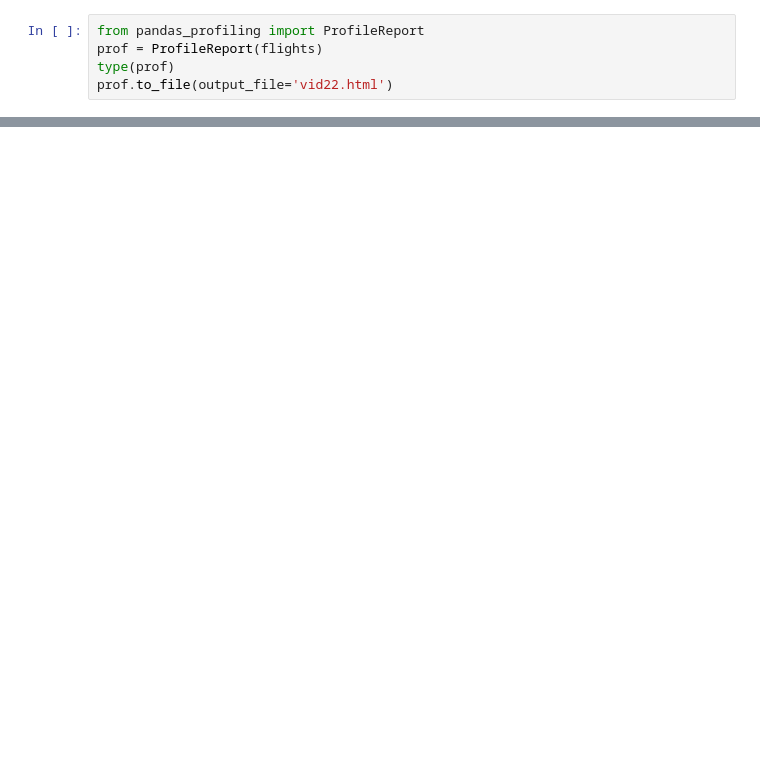
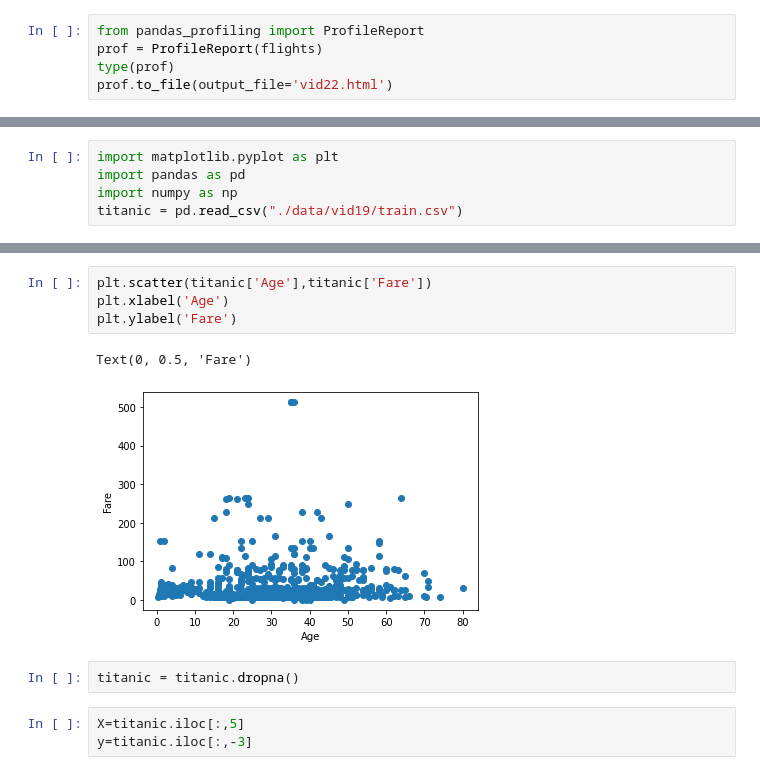
Before and after one commit to Learning2Code75/DLOM, a Jupyter notebook: ML/3_regClassif/campusX_regc.ipynb, the cells around one changed output, grey strips where cells are left out. Drawn from its saved outputs; the diff is of its cells as text; blank space fills up the shorter version.

```diff
--- a/ML/3_regClassif/campusX_regc.ipynb
+++ b/ML/3_regClassif/campusX_regc.ipynb
@@ -639,0 +640,5 @@ prof.to_file(output_file='vid22.html')
+# %%
+import matplotlib.pyplot as plt
+import pandas as pd
+import numpy as np
+titanic = pd.read_csv("./data/vid19/train.csv")
@@ -639,0 +651,12 @@ prof.to_file(output_file='vid22.html')
+# %%
+plt.scatter(titanic['Age'],titanic['Fare'])
+plt.xlabel('Age')
+plt.ylabel('Fare')
+# %% [output]
+Text(0, 0.5, 'Fare')
+[figure, added]
+# %%
+titanic = titanic.dropna()
+# %%
+X=titanic.iloc[:,5]
+y=titanic.iloc[:,-3]
```
Also changed, not shown: parts of 21 cells of this notebook.
